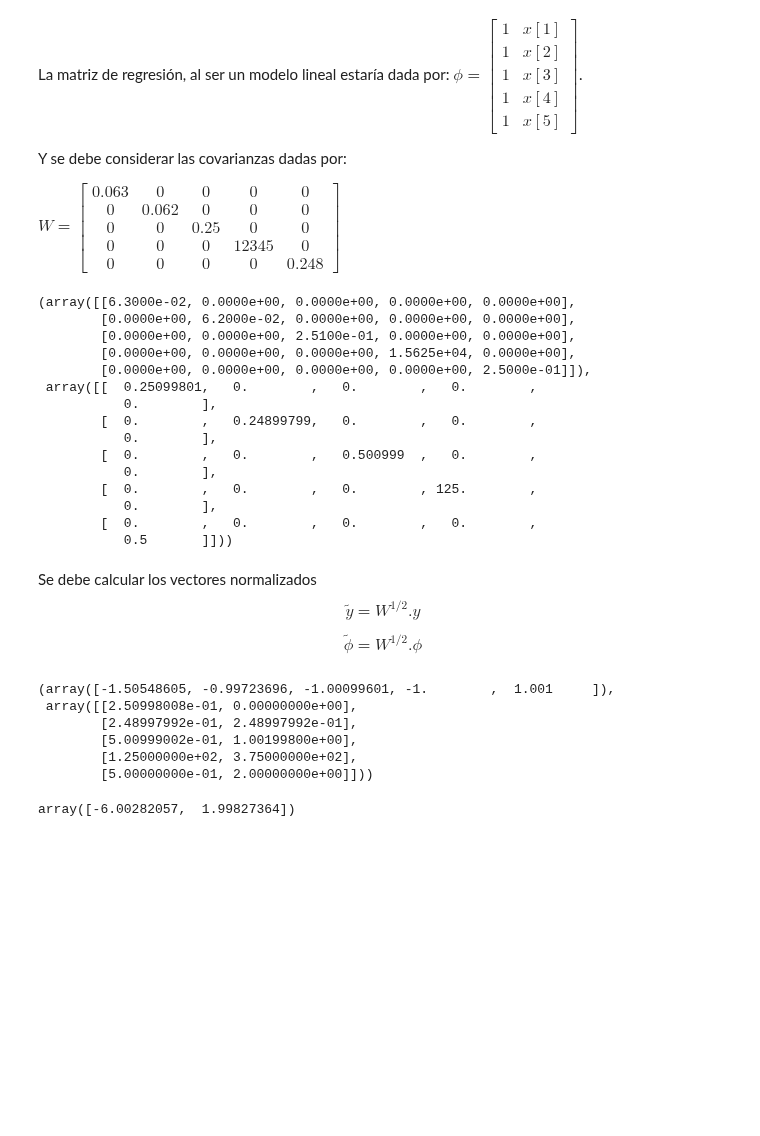
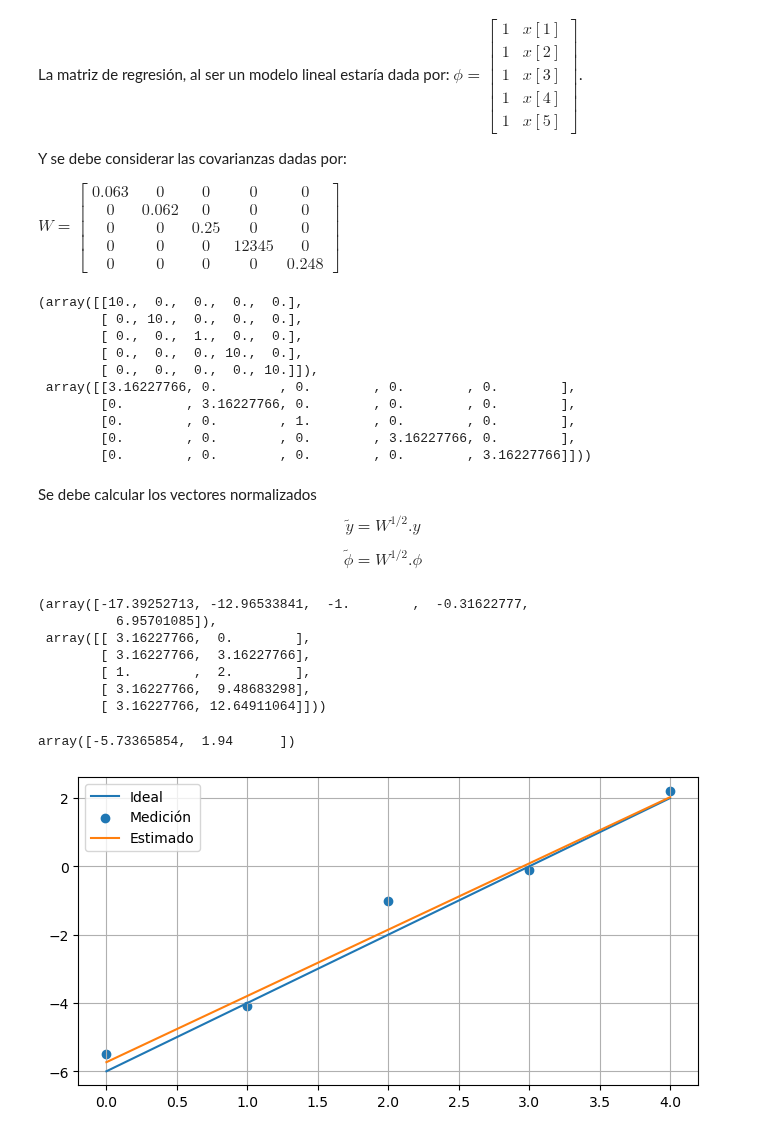
Before and after one commit to jairocuellar/System_identification, a Jupyter notebook: class_04_02.ipynb, the cells around one changed output. Drawn from its saved outputs; the diff is of its cells as text; code cells hidden in the pictures; blank space fills up the shorter version.

```diff
--- a/class_04_02.ipynb
+++ b/class_04_02.ipynb
@@ -90,6 +90,8 @@ Considere a su vez que x está de 0 a 4.
 # %%
 #Valores de x = 0, 1, 2, 3, 4
+N = 5
 x = np.linspace(0,4,5,dtype = "int")
 
 #Valores medidos con un error y
-y = np.array([-5.998,-4.005,-1.998,-0.008,2.002])
+y_v = np.array([-6,-4,-2,0,2])
+y = np.array([-5.5,-4.1,-1,-0.1,2.2])
@@ -107,7 +107,8 @@ ones = np.ones(N)
 phi = np.array([ones,x]).transpose()
 
 # Varianzas para cada xk
-var = np.array([0.063,0.062,0.251,15625,0.25])
+#var = np.array([0.063,0.062,0.251,15625,0.25])
+var = np.array([10,10,1,10,10])
 _var = var**0.5
 
 ## Matriz de pesos (Covarianzas)
@@ -115,21 +116,16 @@ W = np.eye(N)*var
 _W = np.eye(N)*_var
 W,    _W
 # %% [output]
-(array([[6.3000e-02, 0.0000e+00, 0.0000e+00, 0.0000e+00, 0.0000e+00],
-        [0.0000e+00, 6.2000e-02, 0.0000e+00, 0.0000e+00, 0.0000e+00],
-        [0.0000e+00, 0.0000e+00, 2.5100e-01, 0.0000e+00, 0.0000e+00],
-        [0.0000e+00, 0.0000e+00, 0.0000e+00, 1.5625e+04, 0.0000e+00],
-        [0.0000e+00, 0.0000e+00, 0.0000e+00, 0.0000e+00, 2.5000e-01]]),
- array([[  0.25099801,   0.        ,   0.        ,   0.        ,
-           0.        ],
-        [  0.        ,   0.24899799,   0.        ,   0.        ,
-           0.        ],
-        [  0.        ,   0.        ,   0.500999  ,   0.        ,
-           0.        ],
-        [  0.        ,   0.        ,   0.        , 125.        ,
-           0.        ],
-        [  0.        ,   0.        ,   0.        ,   0.        ,
-           0.5       ]]))
+(array([[10.,  0.,  0.,  0.,  0.],
+        [ 0., 10.,  0.,  0.,  0.],
+        [ 0.,  0.,  1.,  0.,  0.],
+        [ 0.,  0.,  0., 10.,  0.],
+        [ 0.,  0.,  0.,  0., 10.]]),
+ array([[3.16227766, 0.        , 0.        , 0.        , 0.        ],
+        [0.        , 3.16227766, 0.        , 0.        , 0.        ],
+        [0.        , 0.        , 1.        , 0.        , 0.        ],
+        [0.        , 0.        , 0.        , 3.16227766, 0.        ],
+        [0.        , 0.        , 0.        , 0.        , 3.16227766]]))
 # %% [markdown]
 Se debe calcular los vectores normalizados
 $$\tilde{y} = W^{1/2}.y$$
@@ -141,12 +137,13 @@ _y = np.dot(_W,y)
 _phi = np.dot(_W,phi)
 _y,      _phi
 # %% [output]
-(array([-1.50548605, -0.99723696, -1.00099601, -1.        ,  1.001     ]),
- array([[2.50998008e-01, 0.00000000e+00],
-        [2.48997992e-01, 2.48997992e-01],
-        [5.00999002e-01, 1.00199800e+00],
-        [1.25000000e+02, 3.75000000e+02],
-        [5.00000000e-01, 2.00000000e+00]]))
+(array([-17.39252713, -12.96533841,  -1.        ,  -0.31622777,
+          6.95701085]),
+ array([[ 3.16227766,  0.        ],
+        [ 3.16227766,  3.16227766],
+        [ 1.        ,  2.        ],
+        [ 3.16227766,  9.48683298],
+        [ 3.16227766, 12.64911064]]))
 # %%
 ## Calculando los estimados THETA
 phi_pr = np.dot(_phi.transpose(),_phi)
@@ -157,4 +154,17 @@ B = np.dot(_phi.transpose(),_y)
 theta = np.dot(A,B)
 theta
 # %% [output]
-array([-6.00282057,  1.99827364])
+array([-5.73365854,  1.94      ])
+# %%
+##  Estimación vs Medición
+y_e = theta[0] + theta[1]*x
+
+plt.figure(figsize=(8,4))
+plt.plot(x,y_v)
+plt.scatter(x,y)
+plt.plot(x,y_e)
+
+plt.legend(["Ideal","Medición","Estimado"])
+plt.grid()
+# %% [output]
+[figure, added]
```
Also changed, not shown: parts of 4 cells of this notebook, 5 other files.
